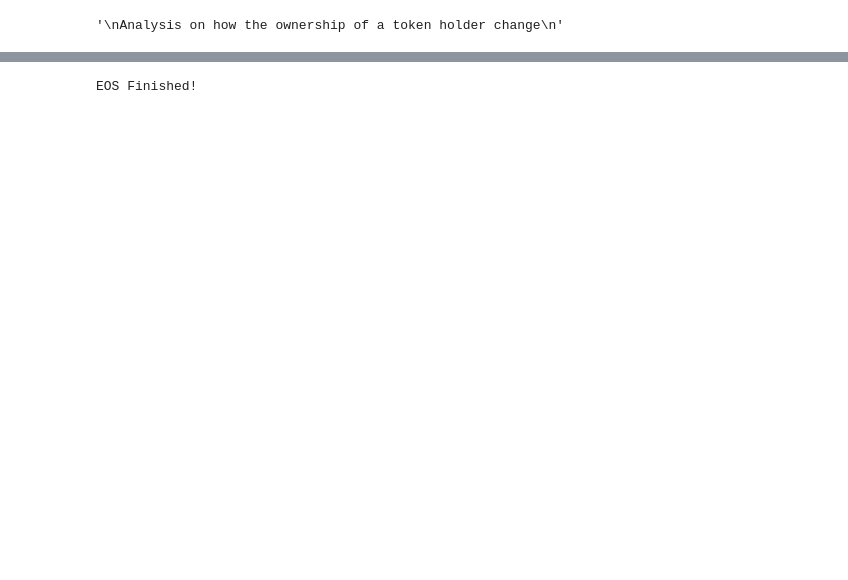
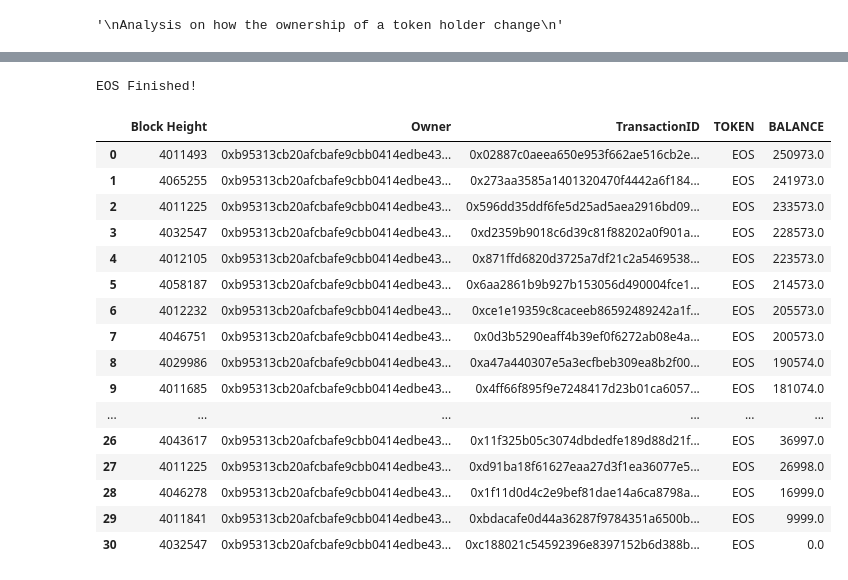
Before and after one commit to ginward/ICOAnalysis, a Jupyter notebook: Analysis.ipynb, the cells around one changed output, grey strips where cells are left out. Saved outputs shown, nothing was run; the diff lists cells and outputs as text; code cells hidden in the pictures; blank space fills up the shorter version.

```diff
--- a/Analysis.ipynb
+++ b/Analysis.ipynb
@@ -132,7 +132,7 @@ def owners_tr(ownerid, tokenname, classname):
                 if '/block/' in tag['href']:
                     block=str(tag.getText())
                     trans_dic[tx]['Block']=block
-        #set a lag here so the server won't kick us out
+        #set a lag here to reduce CPU pressure
         sleep(0.001)
     print tokenname+" Finished!"
     return trans_dic
@@ -145,11 +145,41 @@ def ICO_TOKEN(tokenid, tokenname):
     '''
     owners={}
     for index, row in df.iterrows():
-        owners[row['Address']]=row['Quantity (Token)']
+        print row['Address']
+        if row['Address']=='0xb95313cb20afcbafe9cbb0414edbe436eab0bc88':
+            owners[row['Address']]=row['Quantity (Token)']
+    print owners
     '''
     Construct the ownership transaction table
     '''
-    trans_history=owners_tr("0x0862afd90666944a0b6be91aa6364afc134969a2",tokenname, 'table table-hover ')
+    trans_history={}
+    for owner in owners:
+        trans_history[owner]=owners_tr(owner,tokenname, 'table table-hover ')
 
-ICO_TOKEN('0x55228583b7b41e138d7129bb81714dc6f739ec22','EOS')
+    '''
+    Backout the transaction history
+    '''
+    headtable=['Block Height', 'Owner', 'TransactionID', 'TOKEN', 'BALANCE']
+    content=[]
+    for owner in owners:
+        balance=owners[owner]
+        trans=trans_history[owner]
+        for t in trans:
+            entry=[]
+            #transaction ID
+            TID=t
+            #Block Height
+            Block=trans[t]['Block']
+            balance=balance-trans[t]['Value']
+            entry.append(Block)
+            entry.append(owner)
+            entry.append(TID)
+            entry.append(tokenname)
+            entry.append(balance)
+            content.append(entry)
+    dataframe=pandas.DataFrame(content, columns=headtable)
+    return dataframe
+
+datahistory=ICO_TOKEN('0x86fa049857e0209aa7d9e616f7eb3b3b78ecfdb0','EOS')
+datahistory
 # %% [output]
@@ -156,2 +202,19 @@ ICO_TOKEN('0x55228583b7b41e138d7129bb81714dc6f739ec22','EOS')
 EOS Start!
 EOS Finished!
+|  | Block Height | Owner | TransactionID | TOKEN | BALANCE |
+| 0 | 4011493 | 0xb95313cb20afcbafe9cbb0414edbe43... | 0x02887c0aeea650e953f662ae516cb2e... | EOS | 250973.0 |
+| 1 | 4065255 | 0xb95313cb20afcbafe9cbb0414edbe43... | 0x273aa3585a1401320470f4442a6f184... | EOS | 241973.0 |
+| 2 | 4011225 | 0xb95313cb20afcbafe9cbb0414edbe43... | 0x596dd35ddf6fe5d25ad5aea2916bd09... | EOS | 233573.0 |
+| 3 | 4032547 | 0xb95313cb20afcbafe9cbb0414edbe43... | 0xd2359b9018c6d39c81f88202a0f901a... | EOS | 228573.0 |
+| 4 | 4012105 | 0xb95313cb20afcbafe9cbb0414edbe43... | 0x871ffd6820d3725a7df21c2a5469538... | EOS | 223573.0 |
+| 5 | 4058187 | 0xb95313cb20afcbafe9cbb0414edbe43... | 0x6aa2861b9b927b153056d490004fce1... | EOS | 214573.0 |
+| 6 | 4012232 | 0xb95313cb20afcbafe9cbb0414edbe43... | 0xce1e19359c8caceeb86592489242a1f... | EOS | 205573.0 |
+| 7 | 4046751 | 0xb95313cb20afcbafe9cbb0414edbe43... | 0x0d3b5290eaff4b39ef0f6272ab08e4a... | EOS | 200573.0 |
+| 8 | 4029986 | 0xb95313cb20afcbafe9cbb0414edbe43... | 0xa47a440307e5a3ecfbeb309ea8b2f00... | EOS | 190574.0 |
+| 9 | 4011685 | 0xb95313cb20afcbafe9cbb0414edbe43... | 0x4ff66f895f9e7248417d23b01ca6057... | EOS | 181074.0 |
+| ... | ... | ... | ... | ... | ... |
+| 26 | 4043617 | 0xb95313cb20afcbafe9cbb0414edbe43... | 0x11f325b05c3074dbdedfe189d88d21f... | EOS | 36997.0 |
+| 27 | 4011225 | 0xb95313cb20afcbafe9cbb0414edbe43... | 0xd91ba18f61627eaa27d3f1ea36077e5... | EOS | 26998.0 |
+| 28 | 4046278 | 0xb95313cb20afcbafe9cbb0414edbe43... | 0x1f11d0d4c2e9bef81dae14a6ca8798a... | EOS | 16999.0 |
+| 29 | 4011841 | 0xb95313cb20afcbafe9cbb0414edbe43... | 0xbdacafe0d44a36287f9784351a6500b... | EOS | 9999.0 |
+| 30 | 4032547 | 0xb95313cb20afcbafe9cbb0414edbe43... | 0xc188021c54592396e8397152b6d388b... | EOS | 0.0 |
```
Also changed, not shown: parts of 1 cell of this notebook.
